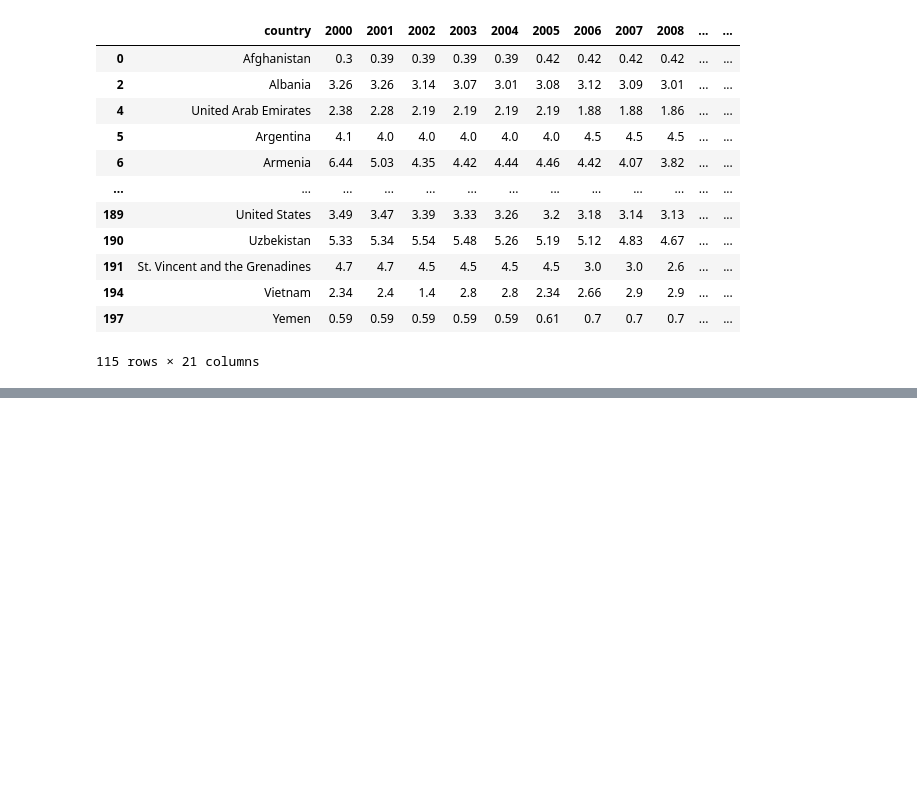
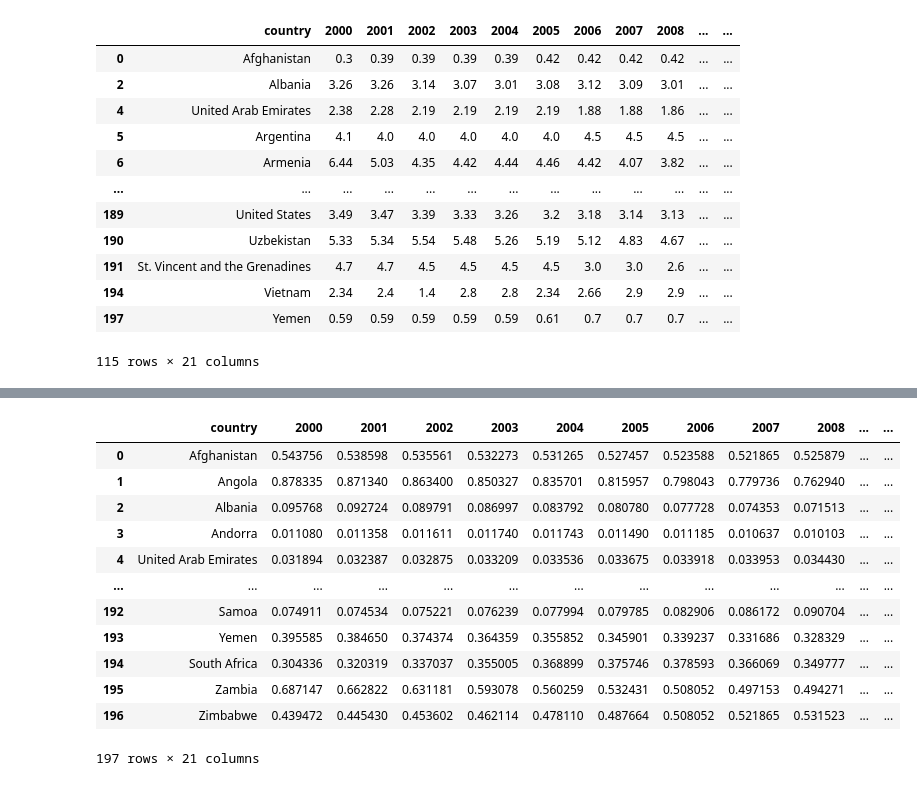
Before and after one commit to Norbert-Podgorski/Child-Mortality-Prediction-Bayesian-Model, a Jupyter notebook: KPI_analysis.ipynb, the cells around one changed output, grey strips where cells are left out. Cells and saved outputs as stored; diff of their text form; code cells hidden in the pictures; blank space fills up the shorter version.

```diff
--- a/KPI_analysis.ipynb
+++ b/KPI_analysis.ipynb
@@ -551,0 +587,20 @@ med_beds_df
+# %%
+def normalize(df: pd.DataFrame):
+    df[df.columns[1:]] = df[df.columns[1:]].apply(lambda x: (x - x.min()) / (x.max() - x.min()))
+# %%
+normalize(child_mortality_df)
+child_mortality_df
+# %% [output]
+|  | country | 2000 | 2001 | 2002 | 2003 | 2004 | 2005 | 2006 | 2007 | 2008 | ... | ... |
+| 0 | Afghanistan | 0.543756 | 0.538598 | 0.535561 | 0.532273 | 0.531265 | 0.527457 | 0.523588 | 0.521865 | 0.525879 | ... | ... |
+| 1 | Angola | 0.878335 | 0.871340 | 0.863400 | 0.850327 | 0.835701 | 0.815957 | 0.798043 | 0.779736 | 0.762940 | ... | ... |
+| 2 | Albania | 0.095768 | 0.092724 | 0.089791 | 0.086997 | 0.083792 | 0.080780 | 0.077728 | 0.074353 | 0.071513 | ... | ... |
+| 3 | Andorra | 0.011080 | 0.011358 | 0.011611 | 0.011740 | 0.011743 | 0.011490 | 0.011185 | 0.010637 | 0.010103 | ... | ... |
+| 4 | United Arab Emirates | 0.031894 | 0.032387 | 0.032875 | 0.033209 | 0.033536 | 0.033675 | 0.033918 | 0.033953 | 0.034430 | ... | ... |
+| ... | ... | ... | ... | ... | ... | ... | ... | ... | ... | ... | ... | ... |
+| 192 | Samoa | 0.074911 | 0.074534 | 0.075221 | 0.076239 | 0.077994 | 0.079785 | 0.082906 | 0.086172 | 0.090704 | ... | ... |
+| 193 | Yemen | 0.395585 | 0.384650 | 0.374374 | 0.364359 | 0.355852 | 0.345901 | 0.339237 | 0.331686 | 0.328329 | ... | ... |
+| 194 | South Africa | 0.304336 | 0.320319 | 0.337037 | 0.355005 | 0.368899 | 0.375746 | 0.378593 | 0.366069 | 0.349777 | ... | ... |
+| 195 | Zambia | 0.687147 | 0.662822 | 0.631181 | 0.593078 | 0.560259 | 0.532431 | 0.508052 | 0.497153 | 0.494271 | ... | ... |
+| 196 | Zimbabwe | 0.439472 | 0.445430 | 0.453602 | 0.462114 | 0.478110 | 0.487664 | 0.508052 | 0.521865 | 0.531523 | ... | ... |
+197 rows × 21 columns
```
Also changed, not shown: parts of 32 cells of this notebook.
